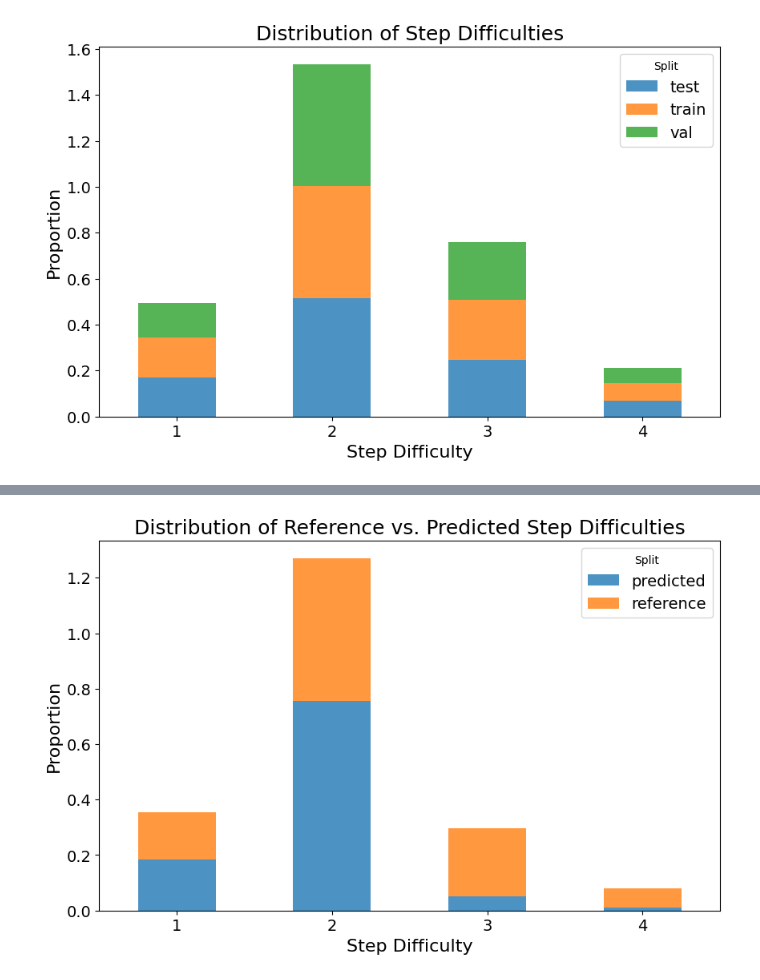
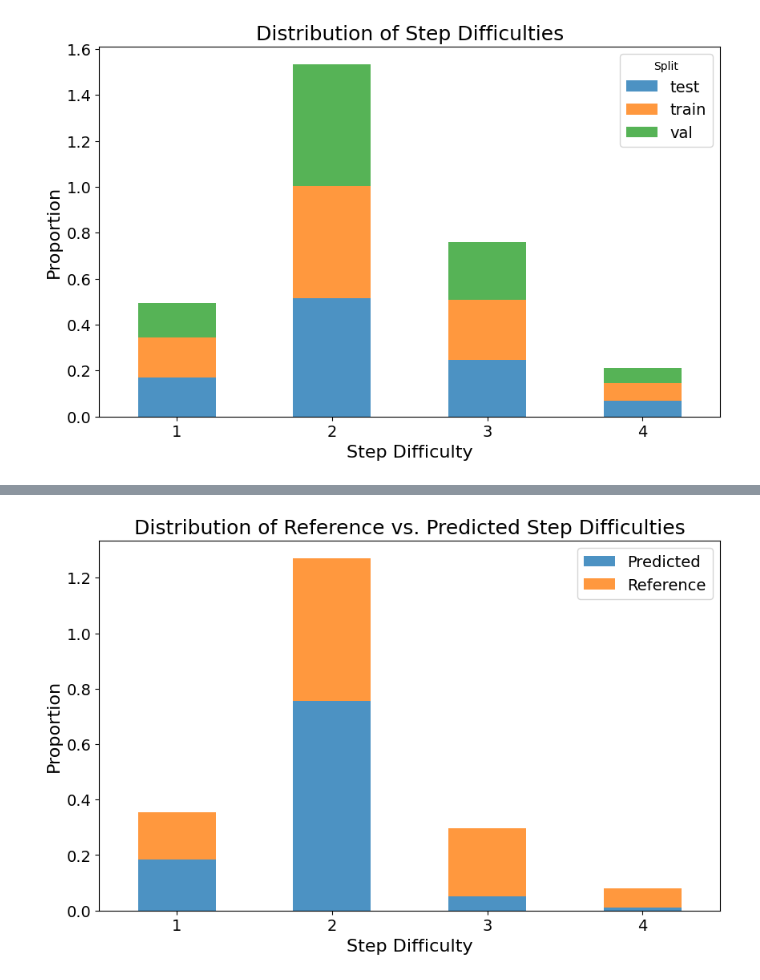
Before and after one commit to mismayil/coconut, a Jupyter notebook: math_data.ipynb, the cells around one changed output, grey strips where cells are left out. Drawn from its saved outputs; the diff is of its cells as text; code cells hidden in the pictures.

```diff
--- a/math_data.ipynb
+++ b/math_data.ipynb
@@ -334,27 +334,27 @@ plt.show()
 # %%
 import pandas as pd
 
 # Create a DataFrame with step difficulties and their source
 df = pd.DataFrame({
     'step_difficulty': all_test_step_diffs + test_pred_diffs,
-    'split': ['reference'] * len(all_test_step_diffs) + ['predicted'] * len(test_pred_diffs)
+    'split': ['Reference'] * len(all_test_step_diffs) + ['Predicted'] * len(test_pred_diffs)
 })
 
 # Count occurrences for each difficulty and split
 counts = df.groupby(['step_difficulty', 'split']).size().unstack(fill_value=0)
 # Normalize to get density
 counts = counts.div(counts.sum())
 
 # Plot stacked bar chart
 fig, ax = plt.subplots(figsize=(10, 6))
 counts.plot(kind='bar', stacked=True, ax=ax, alpha=0.8, color=['tab:blue', 'tab:orange'])
 ax.set_xlabel("Step Difficulty", fontsize=16)
 ax.set_ylabel("Proportion", fontsize=16)
 ax.set_title("Distribution of Reference vs. Predicted Step Difficulties", fontsize=18)
 ax.legend(fontsize=14)
 ax.tick_params(axis='both', labelsize=14)
 plt.xticks(rotation=0)
 fig.savefig("figures/math_pred_step_diffs_dist.pdf", bbox_inches='tight')
 plt.show()
 # %% [output]
-[figure, old version]
+[figure, new version]
```
Also changed, not shown: parts of 1 cell of this notebook, 2 other files.
